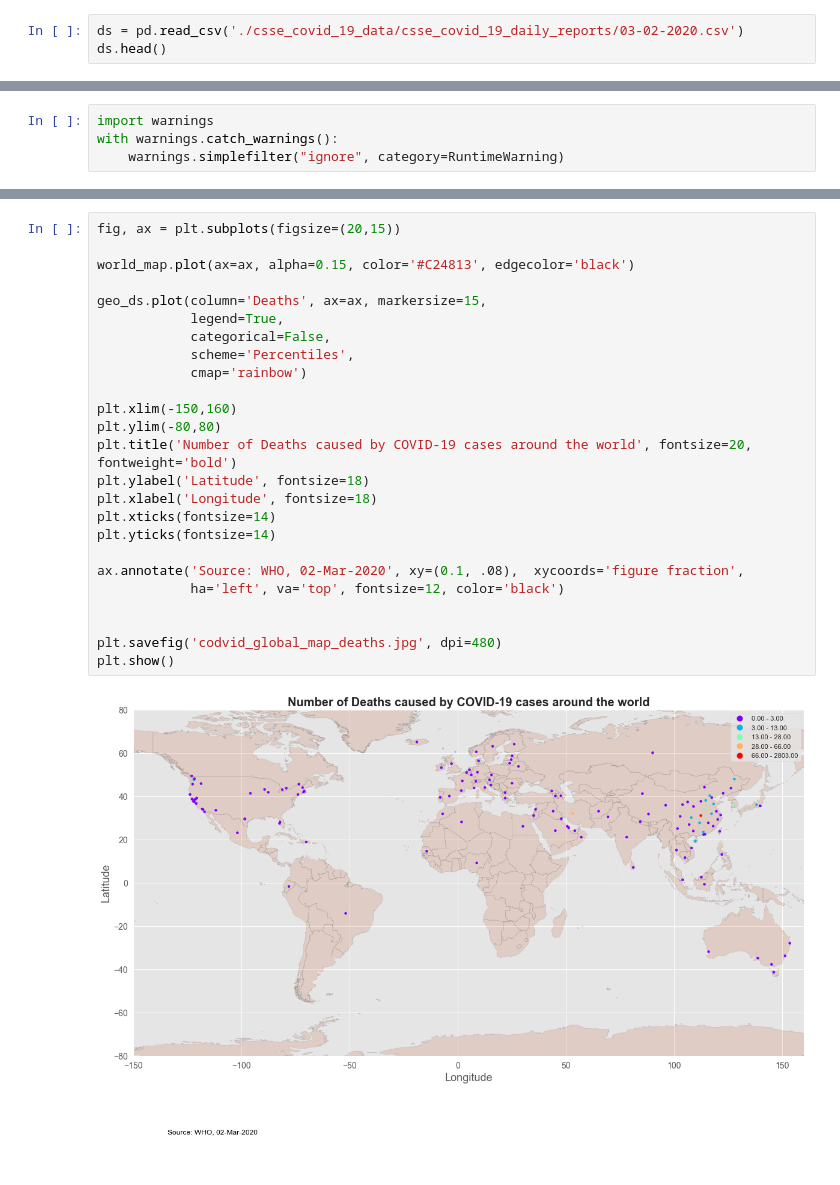
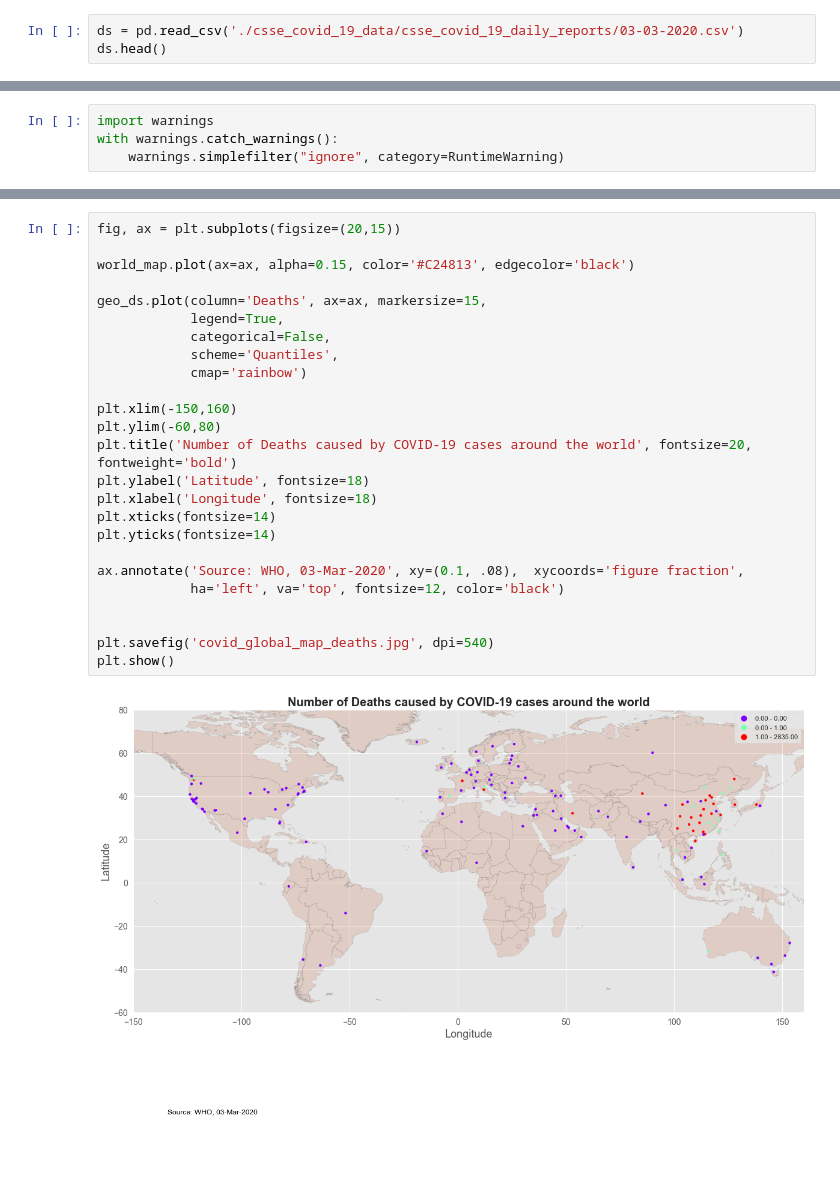
Before and after one commit to frankcardozo/Coronavirus_analysis, a Jupyter notebook: codvid19.ipynb, the cells around one changed output, grey strips where cells are left out. Cells and saved outputs as stored; diff of their text form.

```diff
--- a/codvid19.ipynb
+++ b/codvid19.ipynb
@@ -17,7 +17,7 @@ pd.set_option('display.max_rows', 999999)
 pd.set_option('display.max_columns', 999999)
 pd.set_option('display.width', 999999)
 # %%
-ds = pd.read_csv('./csse_covid_19_data/csse_covid_19_daily_reports/03-02-2020.csv')
+ds = pd.read_csv('./csse_covid_19_data/csse_covid_19_daily_reports/03-03-2020.csv')
 ds.head()
 # %% [output]
 |  | Province/State | Country/Region | Last Update | Confirmed | Deaths | Recovered | Latitude | Longitude |
@@ -397,27 +451,27 @@ with warnings.catch_warnings():
 # %%
 fig, ax = plt.subplots(figsize=(20,15))
 
 world_map.plot(ax=ax, alpha=0.15, color='#C24813', edgecolor='black')
 
 geo_ds.plot(column='Deaths', ax=ax, markersize=15,
             legend=True,
             categorical=False,
-            scheme='Percentiles',
+            scheme='Quantiles',
             cmap='rainbow')
 
 plt.xlim(-150,160)
-plt.ylim(-80,80)
+plt.ylim(-60,80)
 plt.title('Number of Deaths caused by COVID-19 cases around the world', fontsize=20, fontweight='bold')
 plt.ylabel('Latitude', fontsize=18)
 plt.xlabel('Longitude', fontsize=18)
 plt.xticks(fontsize=14)
 plt.yticks(fontsize=14)
 
-ax.annotate('Source: WHO, 02-Mar-2020', xy=(0.1, .08),  xycoords='figure fraction',
+ax.annotate('Source: WHO, 03-Mar-2020', xy=(0.1, .08),  xycoords='figure fraction',
             ha='left', va='top', fontsize=12, color='black')
 
 
-plt.savefig('codvid_global_map_deaths.jpg', dpi=480)
+plt.savefig('covid_global_map_deaths.jpg', dpi=540)
 plt.show()
 # %% [output]
-[figure, old version]
+[figure, new version]
```
Also changed, not shown: parts of 24 cells of this notebook, 18 other files.
